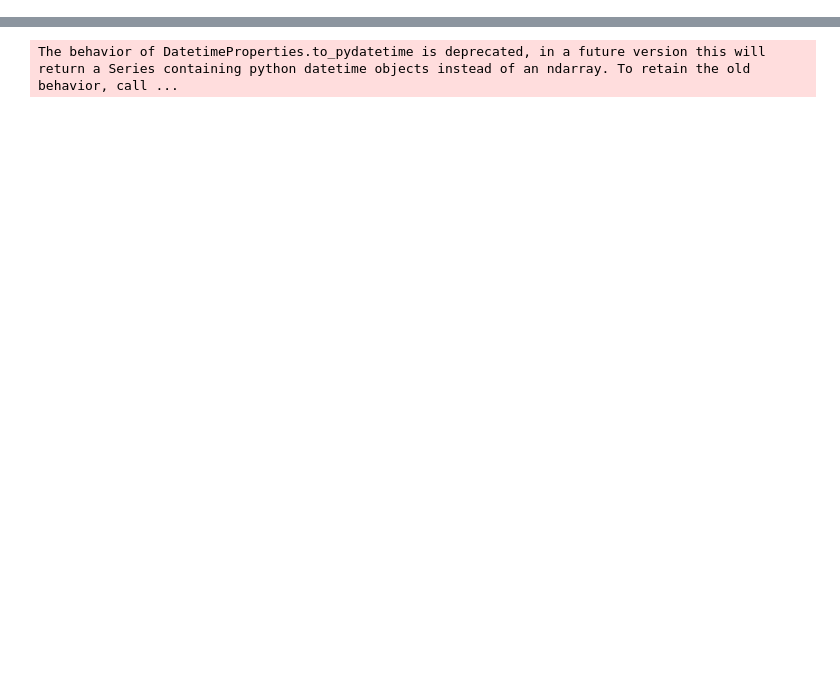
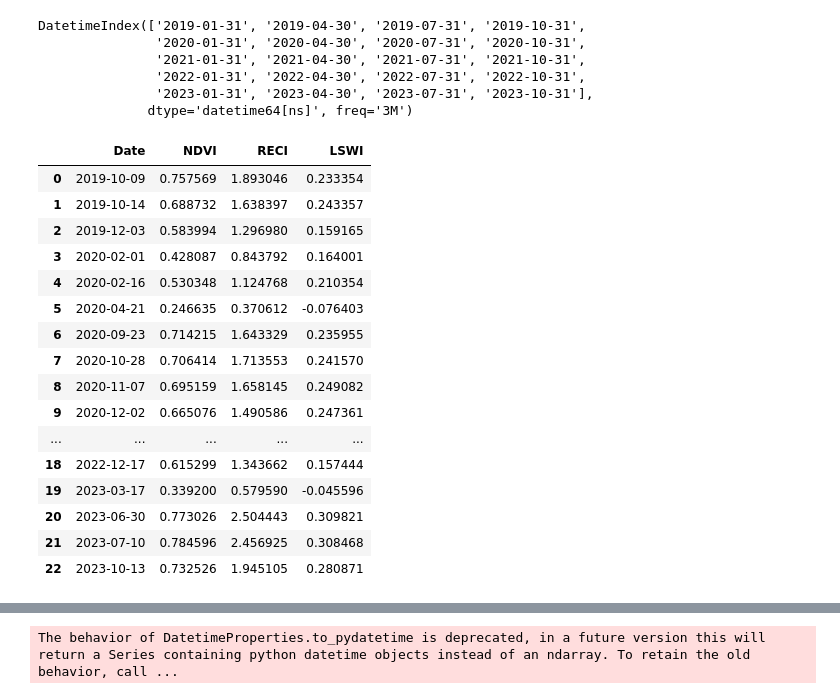
Before and after one commit to senthil1729/NDVI-time-series-analysis, a Jupyter notebook: sugarcane_farm_veg_indices_analysis.ipynb, the cells around one changed output, grey strips where cells are left out. Cells and saved outputs as stored; diff of their text form; code cells hidden in the pictures; blank space fills up the shorter version.

```diff
--- a/sugarcane_farm_veg_indices_analysis.ipynb
+++ b/sugarcane_farm_veg_indices_analysis.ipynb
@@ -183,0 +450,29 @@ fig.show()
+# %%
+slicing_periods
+# %% [output]
+DatetimeIndex(['2019-01-31', '2019-04-30', '2019-07-31', '2019-10-31',
+               '2020-01-31', '2020-04-30', '2020-07-31', '2020-10-31',
+               '2021-01-31', '2021-04-30', '2021-07-31', '2021-10-31',
+               '2022-01-31', '2022-04-30', '2022-07-31', '2022-10-31',
+               '2023-01-31', '2023-04-30', '2023-07-31', '2023-10-31'],
+              dtype='datetime64[ns]', freq='3M')
+# %%
+final_filtered_df_f2
+# %% [output]
+|  | Date | NDVI | RECI | LSWI |
+| 0 | 2019-10-09 | 0.757569 | 1.893046 | 0.233354 |
+| 1 | 2019-10-14 | 0.688732 | 1.638397 | 0.243357 |
+| 2 | 2019-12-03 | 0.583994 | 1.296980 | 0.159165 |
+| 3 | 2020-02-01 | 0.428087 | 0.843792 | 0.164001 |
+| 4 | 2020-02-16 | 0.530348 | 1.124768 | 0.210354 |
+| 5 | 2020-04-21 | 0.246635 | 0.370612 | -0.076403 |
+| 6 | 2020-09-23 | 0.714215 | 1.643329 | 0.235955 |
+| 7 | 2020-10-28 | 0.706414 | 1.713553 | 0.241570 |
+| 8 | 2020-11-07 | 0.695159 | 1.658145 | 0.249082 |
+| 9 | 2020-12-02 | 0.665076 | 1.490586 | 0.247361 |
+| ... | ... | ... | ... | ... |
+| 18 | 2022-12-17 | 0.615299 | 1.343662 | 0.157444 |
+| 19 | 2023-03-17 | 0.339200 | 0.579590 | -0.045596 |
+| 20 | 2023-06-30 | 0.773026 | 2.504443 | 0.309821 |
+| 21 | 2023-07-10 | 0.784596 | 2.456925 | 0.308468 |
+| 22 | 2023-10-13 | 0.732526 | 1.945105 | 0.280871 |
```
Also changed, not shown: parts of 33 cells of this notebook.
